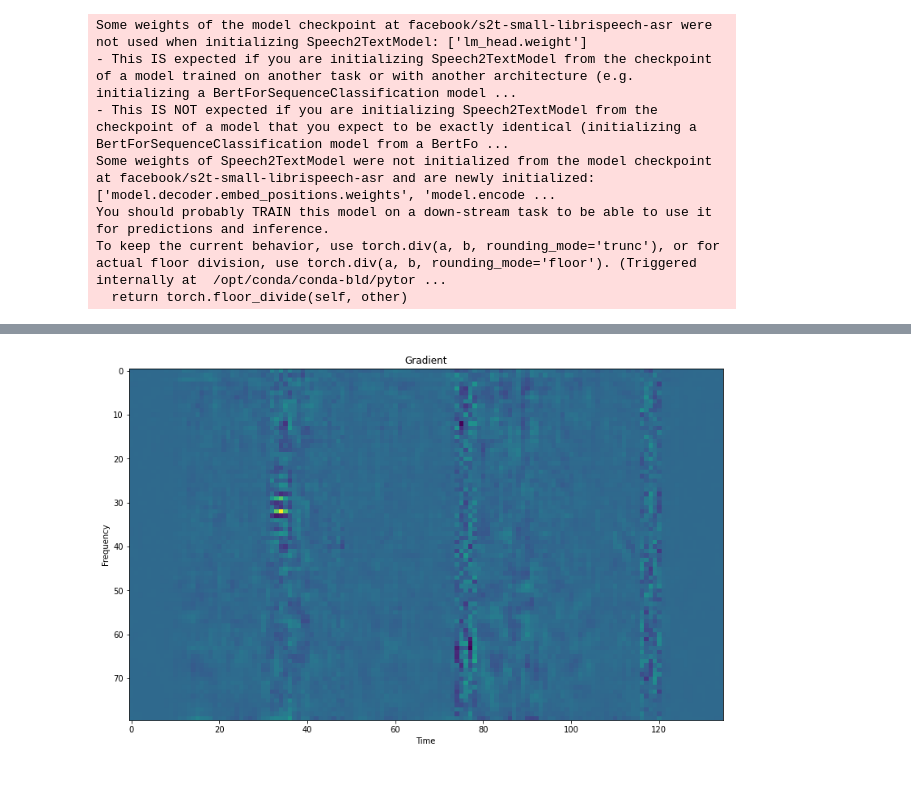
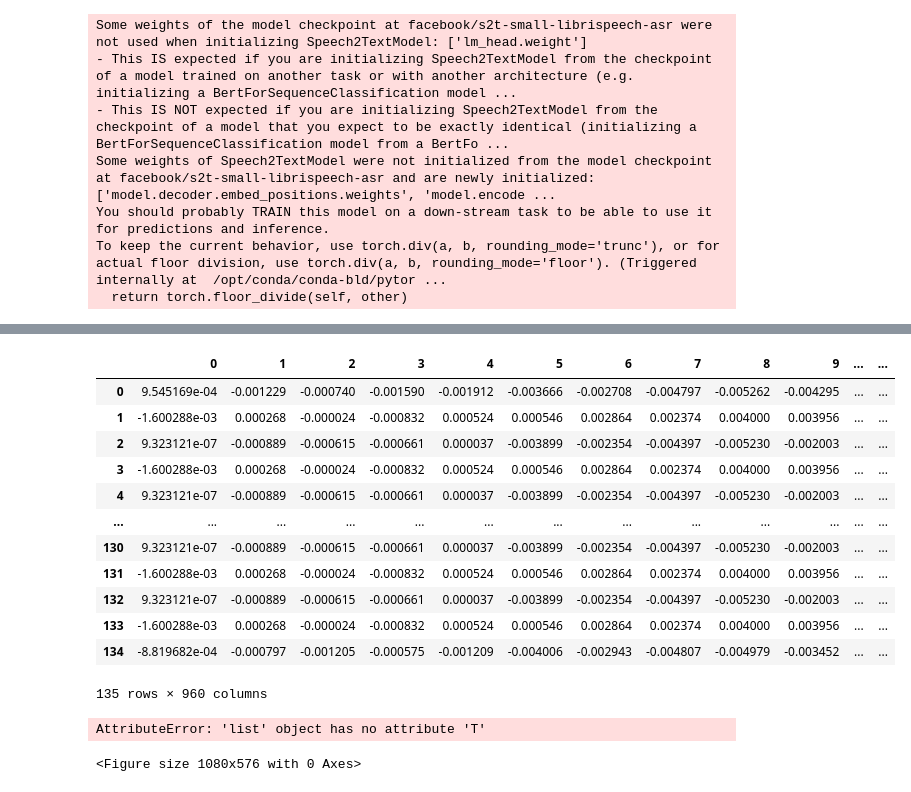
Before and after one commit to bilalhsp/Auditory_Cortex, a Jupyter notebook: notebooks/gradient.ipynb, the cells around one changed output, grey strips where cells are left out. Cells and saved outputs as stored; diff of their text form; code cells hidden in the pictures.

```diff
--- a/notebooks/gradient.ipynb
+++ b/notebooks/gradient.ipynb
@@ -90,12 +171,30 @@ spect_grad_data = spect.grad.data[0].numpy()
+# %%
+pd.read_csv('/scratch/gilbreth/akamsali/Research/Makin/Auditory_Cortex/savefile.csv')
+# %% [output]
+|  | 0 | 1 | 2 | 3 | 4 | 5 | 6 | 7 | 8 | 9 | ... | ... |
+| 0 | 9.545169e-04 | -0.001229 | -0.000740 | -0.001590 | -0.001912 | -0.003666 | -0.002708 | -0.004797 | -0.005262 | -0.004295 | ... | ... |
+| 1 | -1.600288e-03 | 0.000268 | -0.000024 | -0.000832 | 0.000524 | 0.000546 | 0.002864 | 0.002374 | 0.004000 | 0.003956 | ... | ... |
+| 2 | 9.323121e-07 | -0.000889 | -0.000615 | -0.000661 | 0.000037 | -0.003899 | -0.002354 | -0.004397 | -0.005230 | -0.002003 | ... | ... |
+| 3 | -1.600288e-03 | 0.000268 | -0.000024 | -0.000832 | 0.000524 | 0.000546 | 0.002864 | 0.002374 | 0.004000 | 0.003956 | ... | ... |
+| 4 | 9.323121e-07 | -0.000889 | -0.000615 | -0.000661 | 0.000037 | -0.003899 | -0.002354 | -0.004397 | -0.005230 | -0.002003 | ... | ... |
+| ... | ... | ... | ... | ... | ... | ... | ... | ... | ... | ... | ... | ... |
+| 130 | 9.323121e-07 | -0.000889 | -0.000615 | -0.000661 | 0.000037 | -0.003899 | -0.002354 | -0.004397 | -0.005230 | -0.002003 | ... | ... |
+| 131 | -1.600288e-03 | 0.000268 | -0.000024 | -0.000832 | 0.000524 | 0.000546 | 0.002864 | 0.002374 | 0.004000 | 0.003956 | ... | ... |
+| 132 | 9.323121e-07 | -0.000889 | -0.000615 | -0.000661 | 0.000037 | -0.003899 | -0.002354 | -0.004397 | -0.005230 | -0.002003 | ... | ... |
+| 133 | -1.600288e-03 | 0.000268 | -0.000024 | -0.000832 | 0.000524 | 0.000546 | 0.002864 | 0.002374 | 0.004000 | 0.003956 | ... | ... |
+| 134 | -8.819682e-04 | -0.000797 | -0.001205 | -0.000575 | -0.001209 | -0.004006 | -0.002943 | -0.004807 | -0.004979 | -0.003452 | ... | ... |
+135 rows × 960 columns
 # %%
 plt.figure(figsize=(15,8))
 plt.imshow(spect_grad_data.T)
+plt.colorbar()
 plt.xlabel("Time")
 plt.ylabel("Frequency")
 plt.title("Gradient")
 plt.show()
 # %% [output]
-[figure, removed]
+AttributeError: 'list' object has no attribute 'T'
+<Figure size 1080x576 with 0 Axes>
 # %%
 s = np.abs(spect.detach().numpy())
 s.shape
```
Also changed, not shown: parts of 17 cells of this notebook, 54 other files.
